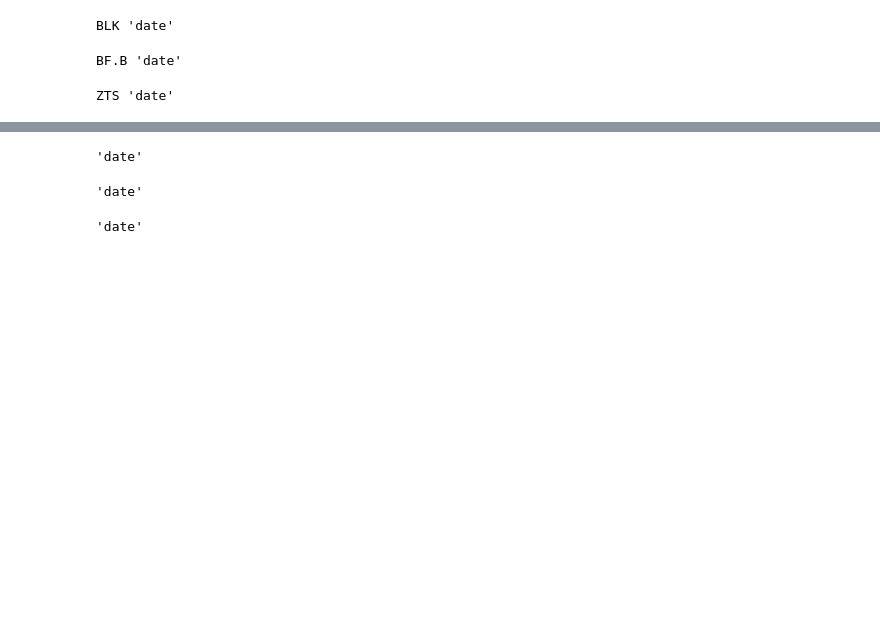
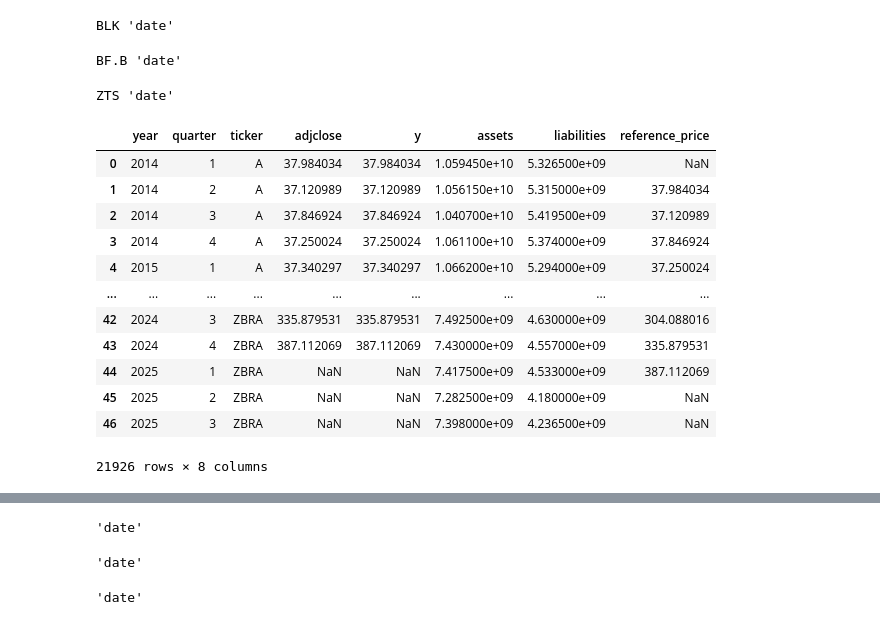
Before and after one commit to chung-ejy/sapling, a Jupyter notebook: fs_analysis_manual.ipynb, the cells around one changed output, grey strips where cells are left out. Drawn from its saved outputs; the diff is of its cells as text; code cells hidden in the pictures; blank space fills up the shorter version.

```diff
--- a/fs_analysis_manual.ipynb
+++ b/fs_analysis_manual.ipynb
@@ -46,5 +48,21 @@ BRK.B 'date'
 BLK 'date'
 BF.B 'date'
 ZTS 'date'
+# %%
+factors_df.sort_values(["ticker","year","quarter"])
+# %% [output]
+|  | year | quarter | ticker | adjclose | y | assets | liabilities | reference_price |
+| 0 | 2014 | 1 | A | 37.984034 | 37.984034 | 1.059450e+10 | 5.326500e+09 | NaN |
+| 1 | 2014 | 2 | A | 37.120989 | 37.120989 | 1.056150e+10 | 5.315000e+09 | 37.984034 |
+| 2 | 2014 | 3 | A | 37.846924 | 37.846924 | 1.040700e+10 | 5.419500e+09 | 37.120989 |
+| 3 | 2014 | 4 | A | 37.250024 | 37.250024 | 1.061100e+10 | 5.374000e+09 | 37.846924 |
+| 4 | 2015 | 1 | A | 37.340297 | 37.340297 | 1.066200e+10 | 5.294000e+09 | 37.250024 |
+| ... | ... | ... | ... | ... | ... | ... | ... | ... |
+| 42 | 2024 | 3 | ZBRA | 335.879531 | 335.879531 | 7.492500e+09 | 4.630000e+09 | 304.088016 |
+| 43 | 2024 | 4 | ZBRA | 387.112069 | 387.112069 | 7.430000e+09 | 4.557000e+09 | 335.879531 |
+| 44 | 2025 | 1 | ZBRA | NaN | NaN | 7.417500e+09 | 4.533000e+09 | 387.112069 |
+| 45 | 2025 | 2 | ZBRA | NaN | NaN | 7.282500e+09 | 4.180000e+09 | NaN |
+| 46 | 2025 | 3 | ZBRA | NaN | NaN | 7.398000e+09 | 4.236500e+09 | NaN |
+21926 rows × 8 columns
 # %%
 model = XGBRegressor()
```
Also changed, not shown: parts of 9 cells of this notebook.
